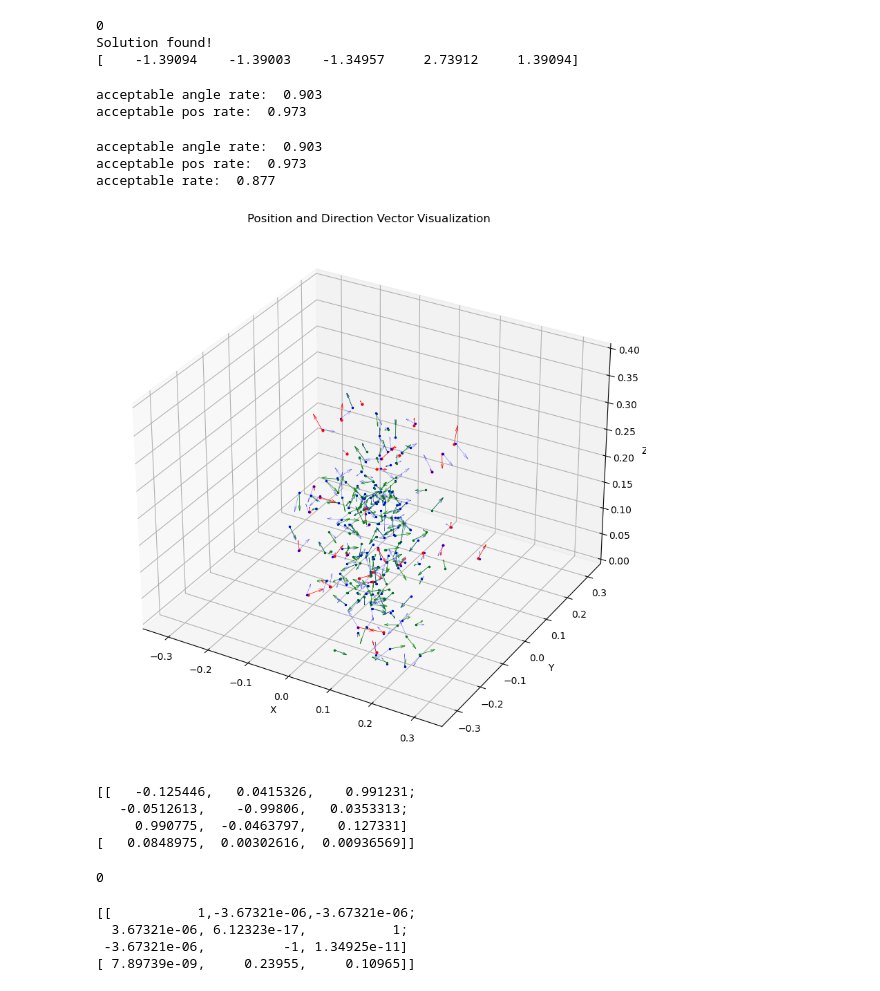
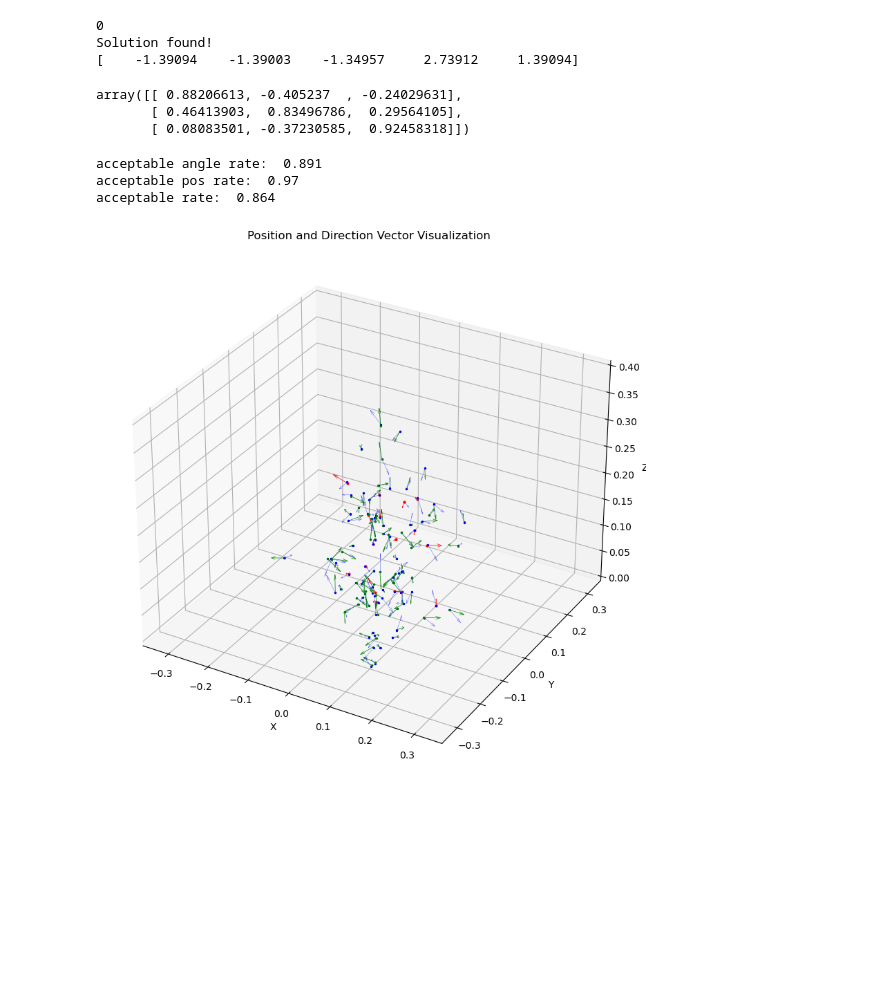
Before and after one commit to XHao1997/robotarm_sim, a Jupyter notebook: kinematics_test.ipynb, the cells around one changed output. Cells and saved outputs as stored; diff of their text form; code cells hidden in the pictures; blank space fills up the shorter version.

```diff
--- a/kinematics_test.ipynb
+++ b/kinematics_test.ipynb
@@ -141,3 +116,15 @@ def generate_random_pos(fk_solver):
     desired_pose = kdl.Frame(kdl.Rotation.RPY(R,P,Y), kdl.Vector(random_points[0],random_points[1],random_points[2]))
     # print(end_effector_pose.p)
     return desired_pose
+def kdl_to_np(M):
+    if type(M) == kdl.Rotation:
+        result = np.zeros([3,3])
+        for i in range(3):
+            for j in range(3):
+                result[i,j] = M[i,j]
+    else:
+        result = []
+        for v in M:
+            result.append(v)
+        result = np.array(result)
+    return result
@@ -184,10 +173,4 @@ error_codes = []
 pos_diffs = []
 angle_diffs = []
 desired_pose_list = []
-def kdl_to_np(M):
-    R_np = np.zeros([3,3])
-    for i in range(3):
-        for j in range(3):
-            R_np[i,j] = M[i,j]
-    return R_np
 # %%
@@ -240,12 +218,12 @@ for desired_pose in desired_pose_list:
 # print(error_code)
 # print(solutions)
 # print(pos_diffs)
-# %%
-
-combined_check = np.logical_or(angle_check, pos_check)
-# %% [output]
-acceptable angle rate:  0.903
-acceptable pos rate:  0.973
+# %%
+R0
+# %% [output]
+array([[ 0.88206613, -0.405237  , -0.24029631],
+       [ 0.46413903,  0.83496786,  0.29564105],
+       [ 0.08083501, -0.37230585,  0.92458318]])
 # %%
 angle_check = np.array(angle_diffs) > np.pi/4
 pos_check = np.array(pos_diffs) > 0.005
@@ -259,9 +237,9 @@ print("acceptable angle rate: ", acceptable_angle_rate)
 print("acceptable pos rate: ", acceptable_pos_rate)
 print("acceptable rate: ", acceptable_rate)
 # %% [output]
-acceptable angle rate:  0.903
-acceptable pos rate:  0.973
-acceptable rate:  0.877
+acceptable angle rate:  0.891
+acceptable pos rate:  0.97
+acceptable rate:  0.864
 # %%
 import numpy as np
 import matplotlib.pyplot as plt
@@ -274,7 +252,7 @@ fig = plt.figure(figsize=(10, 10),dpi=100)
 ax = fig.add_subplot(111, projection='3d')
 
 # Define the position and direction vectors
-for desired_pose in desired_pose_list[:200]:
+for desired_pose in desired_pose_list[:100]:
     pos = np.array([desired_pose.p[0], desired_pose.p[1], desired_pose.p[2]])  # Position vector
     rot = kdl_to_np(desired_pose.M)
     rotvec = R.from_matrix(rot).as_rotvec()
@@ -283,60 +261,34 @@ for desired_pose in desired_pose_list[:200]:
     ax.scatter(pos[0], pos[1], pos[2], color='blue', s = 2,alpha=1)
     # Plot the direction vector as an arrow starting from the position
     ax.quiver(pos[0], pos[1], pos[2], direction[0], direction[1], direction[2], color='blue', length=0.012,linewidth=0.2)
-for index, solution in enumerate(solutions[:200]):
+for index, solution in enumerate(solutions[:100]):
     pose = kdl.Frame()
     fk_solver.JntToCart(solution, pose)
     pos = np.array([pose.p[0], pose.p[1], pose.p[2]])  # Position vector
     rot = kdl_to_np(pose.M)
     rotvec = R.from_matrix(rot).as_rotvec()
     direction = rotvec  # Direction vector
     # Plot the position vector as a point
     if pos_diffs[index]<0.005 and angle_diffs[index]<np.pi/4:
         ax.scatter(pos[0], pos[1], pos[2], color='green', s = 2,alpha=1)
         # Plot the direction vector as an arrow starting from the position
         ax.quiver(pos[0], pos[1], pos[2], direction[0], direction[1], direction[2], color='green', length=0.012,linewidth=0.5)
     else:
         ax.scatter(pos[0], pos[1], pos[2], color='red', s = 4,alpha=1)
         # Plot the direction vector as an arrow starting from the position
         ax.quiver(pos[0], pos[1], pos[2], direction[0], direction[1], direction[2], color='red', length=0.012,linewidth=0.5)
 # Set labels and title
 ax.set_xlabel('X')
 ax.set_ylabel('Y')
 ax.set_zlabel('Z')
 ax.set_title('Position and Direction Vector Visualization')
 
 # Set limits for better visualization (optional)
 ax.set_xlim(-0.35, 0.35)
 ax.set_ylim(-0.35, 0.35)
 ax.set_zlim(0, 0.4)
 
 # Show plot
 plt.show()
 # %% [output]
-[figure, old version]
+[figure, new version]
-# %%
-fk_solver.JntToCart(solution, end_effector_pose )
-end_effector_pose
-# %% [output]
-[[   -0.125446,   0.0415326,    0.991231;
-   -0.0512613,    -0.99806,   0.0353313;
-     0.990775,  -0.0463797,    0.127331]
-[   0.0848975,  0.00302616,  0.00936569]]
-# %%
-q = kdl.JntArray(5)
-q[0] = 0
-q[1]  = -np.pi/2
-# Create a frame to hold the end effector pose result
-end_effector_pose = kdl.Frame()
-
-# Calculate forward kinematics
-fk_solver.JntToCart(q, end_effector_pose)
-# %% [output]
-0
-# %%
-end_effector_pose
-# %% [output]
-[[           1,-3.67321e-06,-3.67321e-06;
-  3.67321e-06, 6.12323e-17,           1;
- -3.67321e-06,          -1, 1.34925e-11]
-[ 7.89739e-09,     0.23955,     0.10965]]
```
Also changed, not shown: parts of 18 cells of this notebook.
